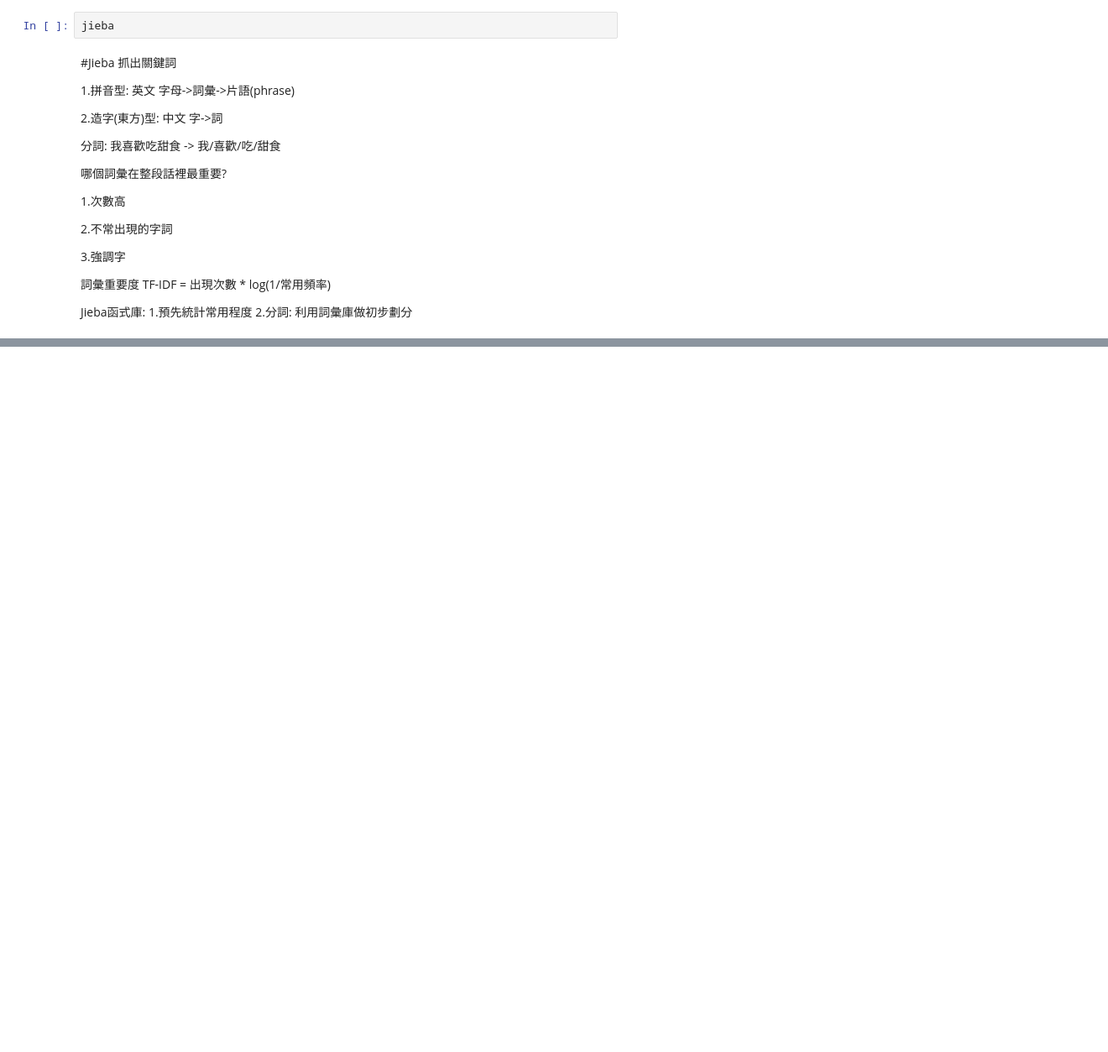
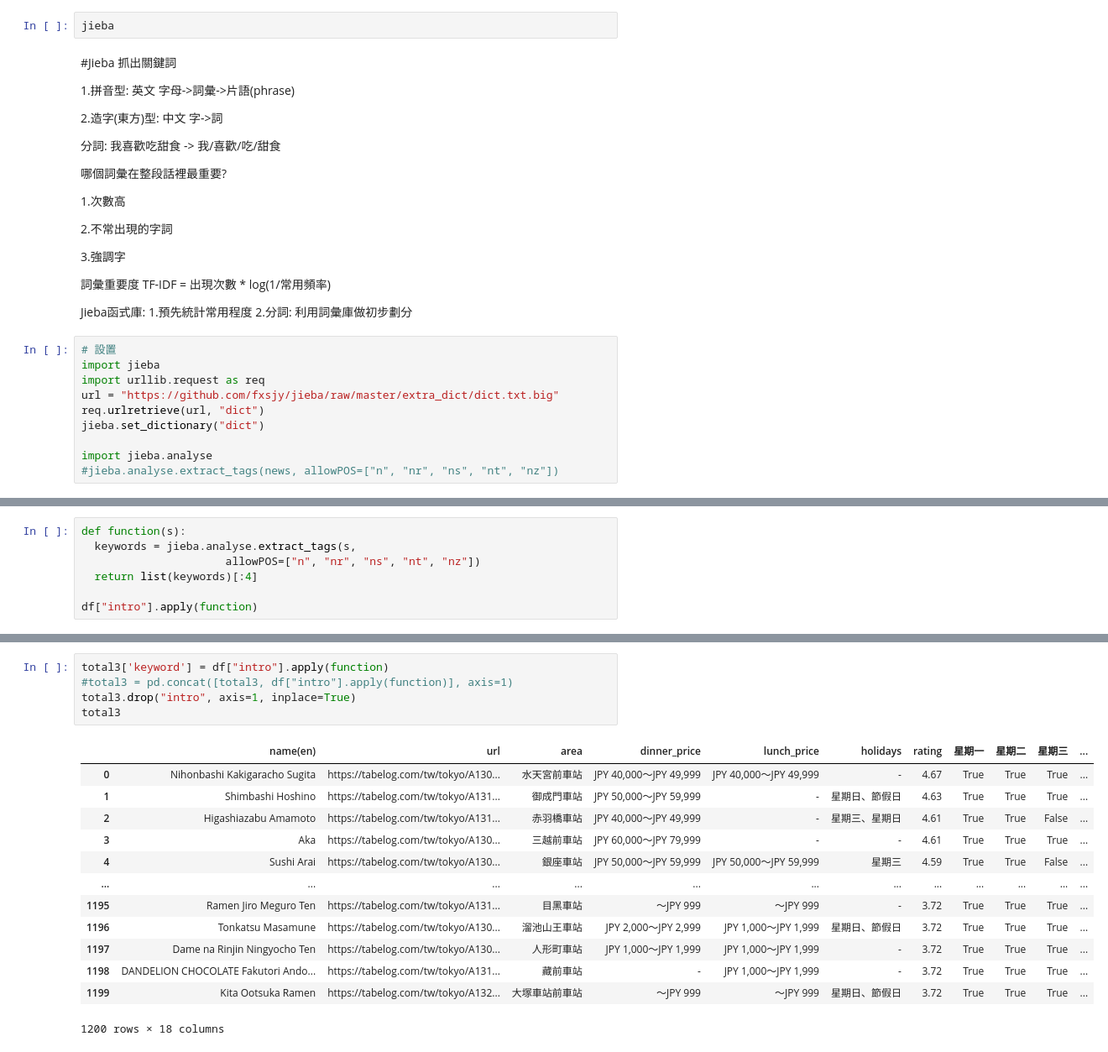
Before and after one commit to t8101349/Colab-, a Jupyter notebook: 0113_1.ipynb, the cells around one changed output, grey strips where cells are left out. Shown at 84% size. Drawn from its saved outputs; the diff is of its cells as text; blank space fills up the shorter version.

```diff
--- a/0113_1.ipynb
+++ b/0113_1.ipynb
@@ -632,3 +632,13 @@ TF-IDF = 出現次數 * log(1/常用頻率)
 Jieba函式庫:
 1.預先統計常用程度
 2.分詞: 利用詞彙庫做初步劃分
+# %%
+# 設置
+import jieba
+import urllib.request as req
+url = "https://github.com/fxsjy/jieba/raw/master/extra_dict/dict.txt.big"
+req.urlretrieve(url, "dict")
+jieba.set_dictionary("dict")
+
+import jieba.analyse
+#jieba.analyse.extract_tags(news, allowPOS=["n", "nr", "ns", "nt", "nz"])
@@ -634,0 +670,7 @@ Jieba函式庫:
+# %%
+def function(s):
+  keywords = jieba.analyse.extract_tags(s,
+                      allowPOS=["n", "nr", "ns", "nt", "nz"])
+  return list(keywords)[:4]
+
+df["intro"].apply(function)
@@ -634,0 +692,19 @@ Jieba函式庫:
+# %%
+total3['keyword'] = df["intro"].apply(function)
+#total3 = pd.concat([total3, df["intro"].apply(function)], axis=1)
+total3.drop("intro", axis=1, inplace=True)
+total3
+# %% [output]
+|  | name(en) | url | area | dinner_price | lunch_price | holidays | rating | 星期一 | 星期二 | 星期三 | ... |
+| 0 | Nihonbashi Kakigaracho Sugita | https://tabelog.com/tw/tokyo/A130... | 水天宮前車站 | JPY 40,000～JPY 49,999 | JPY 40,000～JPY 49,999 | - | 4.67 | True | True | True | ... |
+| 1 | Shimbashi Hoshino | https://tabelog.com/tw/tokyo/A131... | 御成門車站 | JPY 50,000～JPY 59,999 | - | 星期日、節假日 | 4.63 | True | True | True | ... |
+| 2 | Higashiazabu Amamoto | https://tabelog.com/tw/tokyo/A131... | 赤羽橋車站 | JPY 40,000～JPY 49,999 | - | 星期三、星期日 | 4.61 | True | True | False | ... |
+| 3 | Aka | https://tabelog.com/tw/tokyo/A130... | 三越前車站 | JPY 60,000～JPY 79,999 | - | - | 4.61 | True | True | True | ... |
+| 4 | Sushi Arai | https://tabelog.com/tw/tokyo/A130... | 銀座車站 | JPY 50,000～JPY 59,999 | JPY 50,000～JPY 59,999 | 星期三 | 4.59 | True | True | False | ... |
+| ... | ... | ... | ... | ... | ... | ... | ... | ... | ... | ... | ... |
+| 1195 | Ramen Jiro Meguro Ten | https://tabelog.com/tw/tokyo/A131... | 目黑車站 | ～JPY 999 | ～JPY 999 | - | 3.72 | True | True | True | ... |
+| 1196 | Tonkatsu Masamune | https://tabelog.com/tw/tokyo/A130... | 溜池山王車站 | JPY 2,000～JPY 2,999 | JPY 1,000～JPY 1,999 | 星期日、節假日 | 3.72 | True | True | True | ... |
+| 1197 | Dame na Rinjin Ningyocho Ten | https://tabelog.com/tw/tokyo/A130... | 人形町車站 | JPY 1,000～JPY 1,999 | JPY 1,000～JPY 1,999 | - | 3.72 | True | True | True | ... |
+| 1198 | DANDELION CHOCOLATE Fakutori Ando... | https://tabelog.com/tw/tokyo/A131... | 藏前車站 | - | JPY 1,000～JPY 1,999 | - | 3.72 | True | True | True | ... |
+| 1199 | Kita Ootsuka Ramen | https://tabelog.com/tw/tokyo/A132... | 大塚車站前車站 | ～JPY 999 | ～JPY 999 | 星期日、節假日 | 3.72 | True | True | True | ... |
+1200 rows × 18 columns
```
Also changed, not shown: parts of 2 cells of this notebook.
